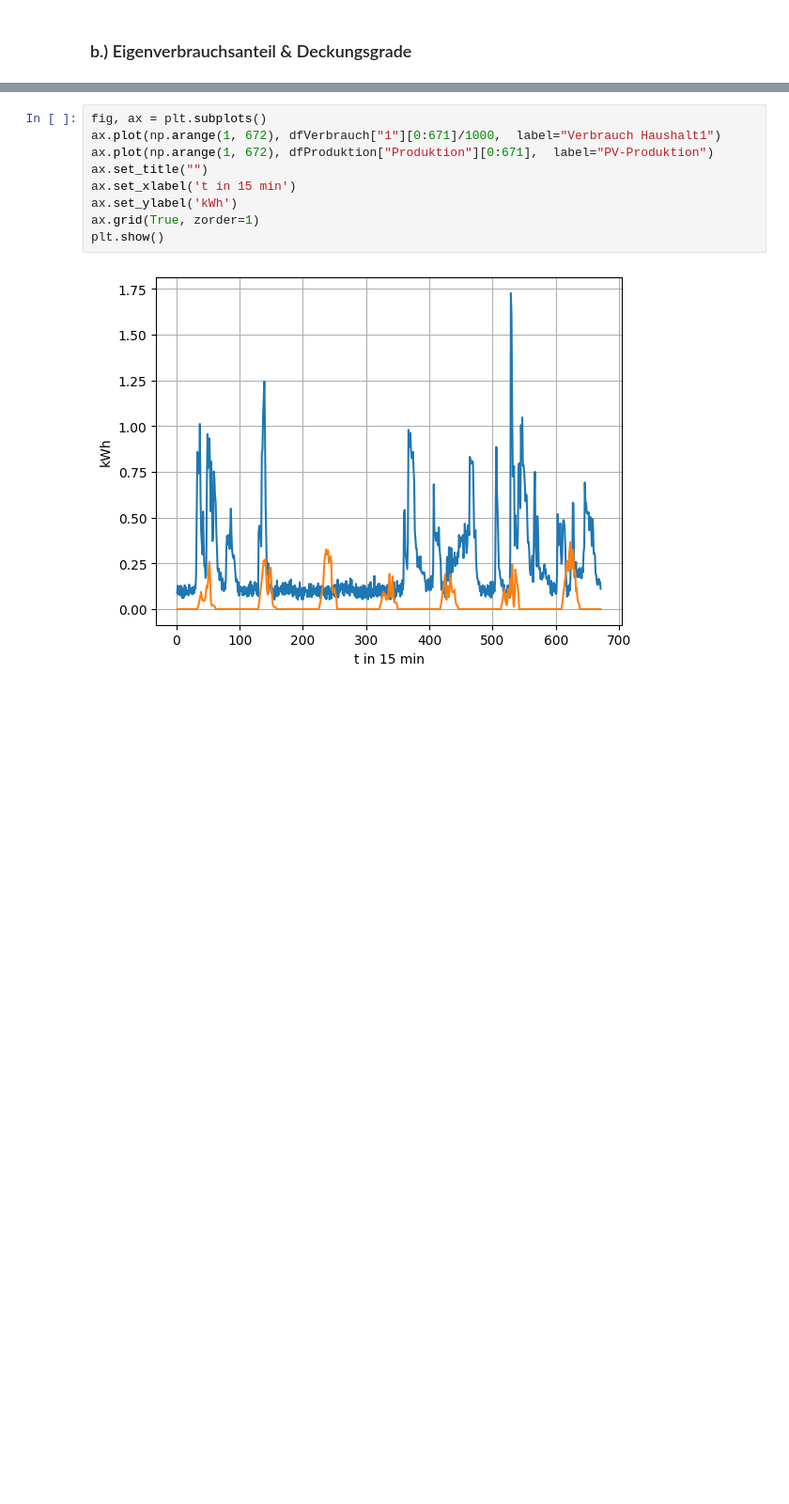
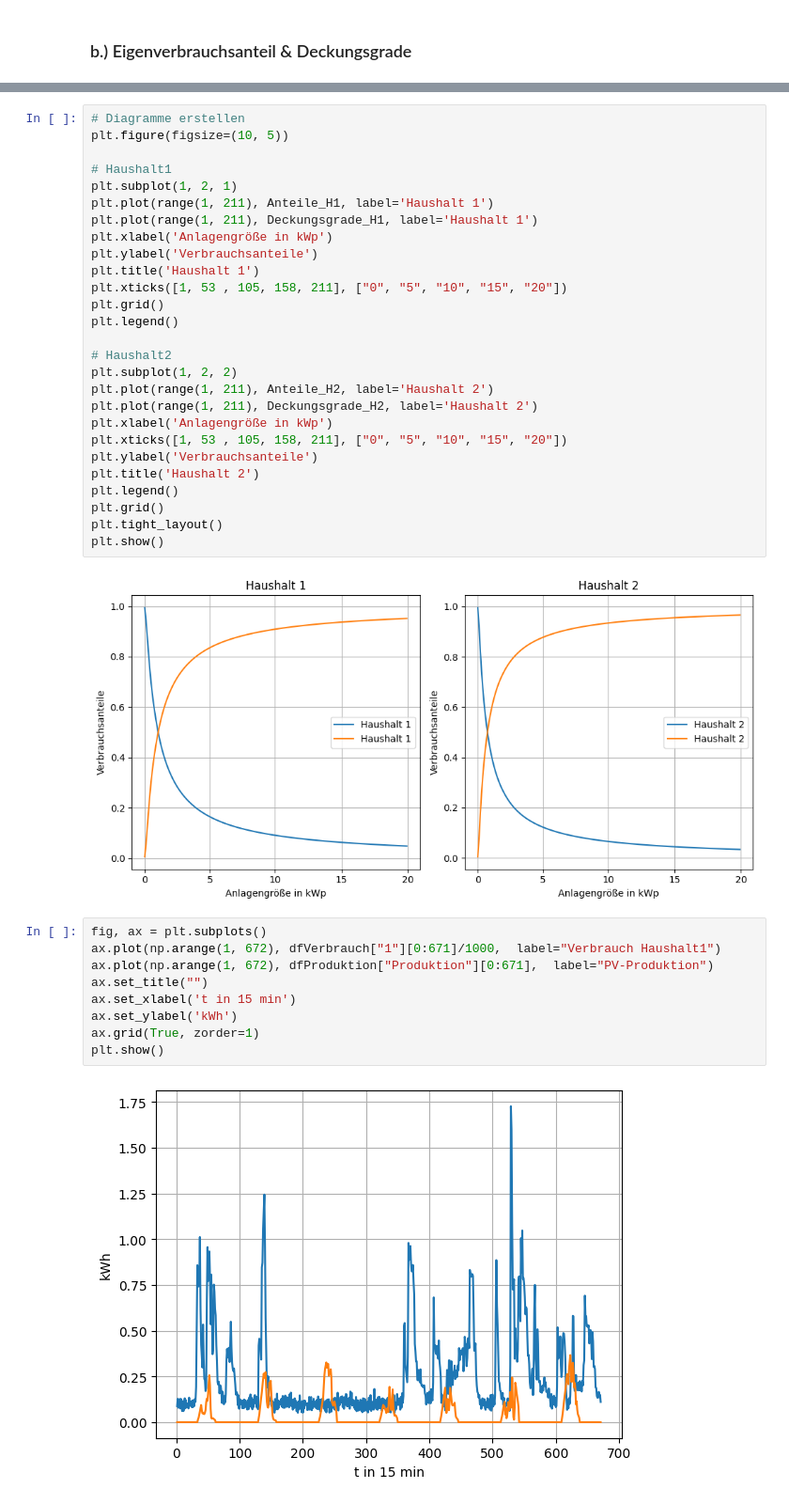
Before and after one commit to AhmedAkhi/2.UE, a Jupyter notebook: UE2_Gruppe2.ipynb, the cells around one changed output, grey strips where cells are left out. Shown at 94% size. Drawn from its saved outputs; the diff is of its cells as text; blank space fills up the shorter version.

```diff
--- a/UE2_Gruppe2.ipynb
+++ b/UE2_Gruppe2.ipynb
@@ -218,3 +266,32 @@ def Anteile_Verbrauch_Deckungsgrad(Haushalt, Produktion, Anlage_Pv):
+# %%
+# Diagramme erstellen
+plt.figure(figsize=(10, 5))
+
+# Haushalt1
+plt.subplot(1, 2, 1)
+plt.plot(range(1, 211), Anteile_H1, label='Haushalt 1')
+plt.plot(range(1, 211), Deckungsgrade_H1, label='Haushalt 1')
+plt.xlabel('Anlagengröße in kWp')
+plt.ylabel('Verbrauchsanteile')
+plt.title('Haushalt 1')
+plt.xticks([1, 53 , 105, 158, 211], ["0", "5", "10", "15", "20"])
+plt.grid()
+plt.legend()
+
+# Haushalt2
+plt.subplot(1, 2, 2)
+plt.plot(range(1, 211), Anteile_H2, label='Haushalt 2')
+plt.plot(range(1, 211), Deckungsgrade_H2, label='Haushalt 2')
+plt.xlabel('Anlagengröße in kWp')
+plt.xticks([1, 53 , 105, 158, 211], ["0", "5", "10", "15", "20"])
+plt.ylabel('Verbrauchsanteile')
+plt.title('Haushalt 2')
+plt.legend()
+plt.grid()
+plt.tight_layout()
+plt.show()
+# %% [output]
+[figure, added]
 # %%
 fig, ax = plt.subplots()
 ax.plot(np.arange(1, 672), dfVerbrauch["1"][0:671]/1000,  label="Verbrauch Haushalt1")
```
Also changed, not shown: parts of 6 cells of this notebook.
